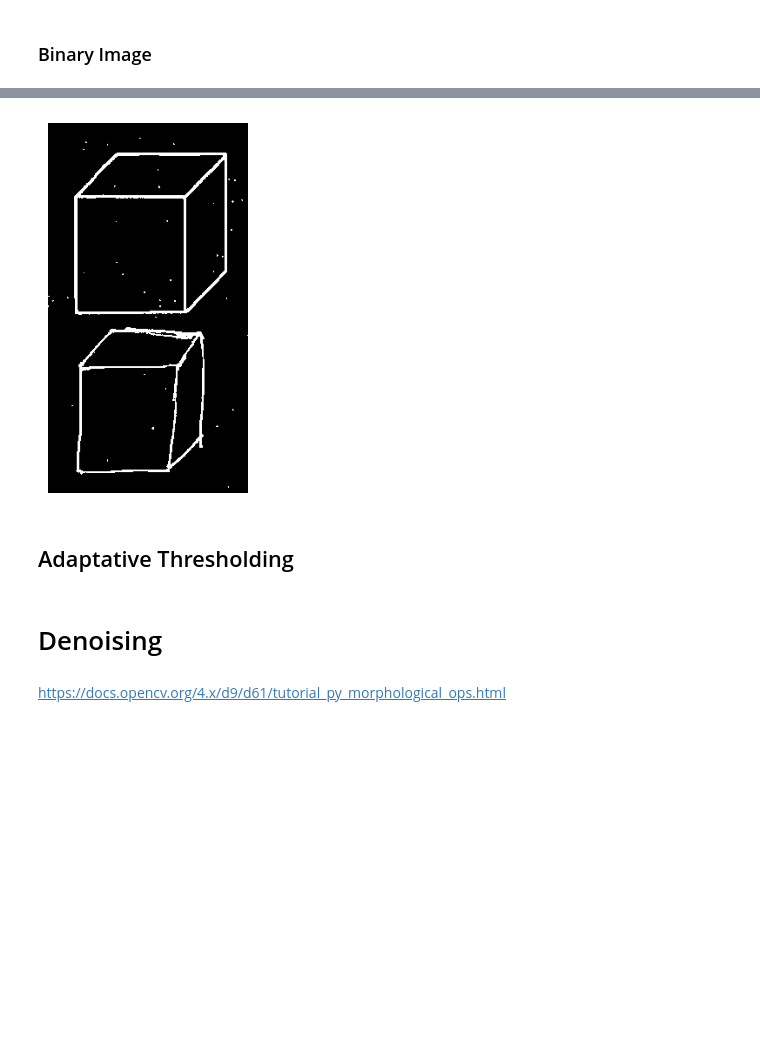
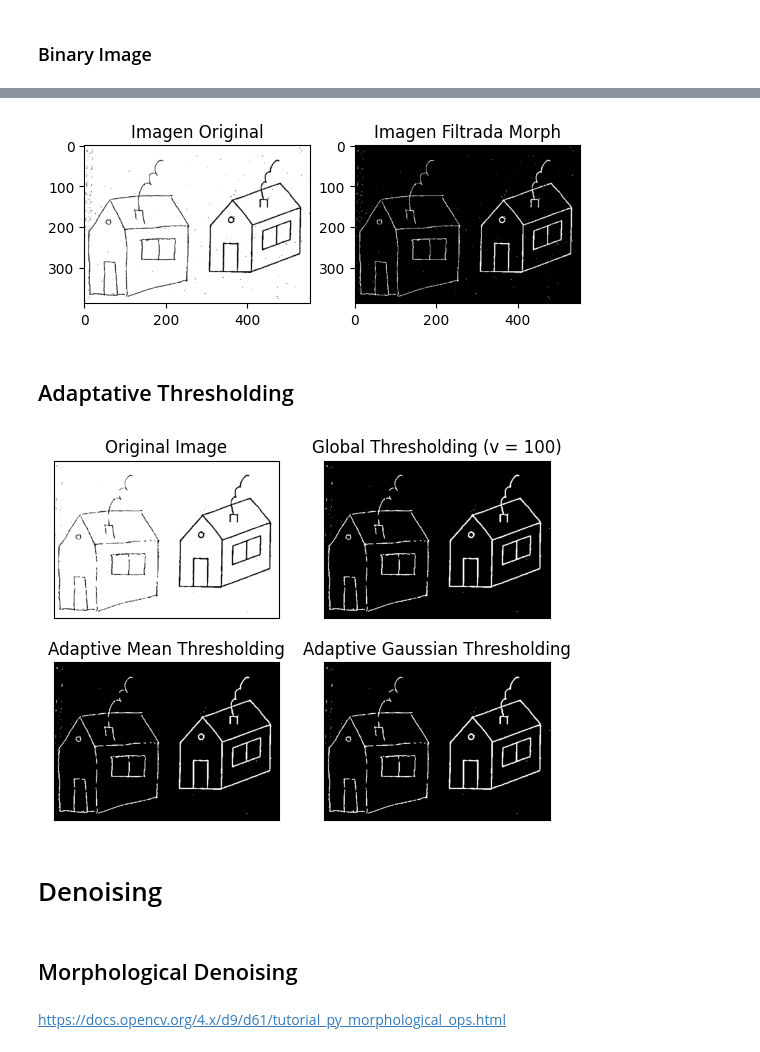
Before and after one commit to TheDandyCodes/computer-vision, a Jupyter notebook: PEC1/denoising.ipynb, the cells around one changed output, grey strips where cells are left out. Saved outputs shown, nothing was run; the diff lists cells and outputs as text; code cells hidden in the pictures; blank space fills up the shorter version.

Commit message:
Actualizar código con avances en el denoising del notebook

```diff
--- a/PEC1/denoising.ipynb
+++ b/PEC1/denoising.ipynb
@@ -50,16 +51,49 @@ plt.show()
     <img src="https://docs.opencv.org/4.x/threshold.jpg" alt="Imagen Binaria">
 </div>
 # %%
-_, binary_img = cv2.threshold(img_gray_array, 200, 255, cv2.THRESH_BINARY_INV)
+_, binary_img = cv2.threshold(img_gray_array, 100, 255, cv2.THRESH_BINARY_INV)
-# %%
-plt.imshow(binary_img, cmap='gray')
-plt.axis('off')
-plt.show()
-# %% [output]
-[figure, removed]
+# %%
+# Mostrar la imagen original y binarizada
+plt.subplot(1, 2, 1)
+plt.title('Imagen Original')
+plt.imshow(img, cmap='gray')
+
+plt.subplot(1, 2, 2)
+plt.title('Imagen Filtrada Morph')
+plt.imshow(binary_img, cmap='gray')
+plt.show()
+# %% [output]
+[figure, added]
 # %% [markdown]
 ## Adaptative Thresholding
+# %%
+import cv2 as cv
+import numpy as np
+from matplotlib import pyplot as plt
+
+img = cv.imread('../PEC1/data/DibujosNPT/N_307_GLS_TOTAL-ev5-h.png', cv.IMREAD_GRAYSCALE)
+assert img is not None, "file could not be read, check with os.path.exists()"
+img = cv.medianBlur(img,3)
+
+ret,th1 = cv.threshold(img,200,255,cv.THRESH_BINARY_INV)
+_, th1 = cv2.threshold(img, 200, 255, cv2.THRESH_BINARY_INV)
+th2 = cv.adaptiveThreshold(img,255,cv.ADAPTIVE_THRESH_MEAN_C, cv.THRESH_BINARY_INV,11,30)
+th3 = cv.adaptiveThreshold(img,1155,cv.ADAPTIVE_THRESH_GAUSSIAN_C, cv.THRESH_BINARY_INV,155,2)
+
+titles = ['Original Image', 'Global Thresholding (v = 100)',
+            'Adaptive Mean Thresholding', 'Adaptive Gaussian Thresholding']
+images = [img, th1, th2, th3]
+
+for i in range(4):
+    plt.subplot(2,2,i+1),plt.imshow(images[i],'gray')
+    plt.title(titles[i])
+    plt.xticks([]),plt.yticks([])
+plt.show()
+# %% [output]
+[figure, added]
 # %% [markdown]
 # Denoising
+# %% [markdown]
+## Morphological Denoising
 # %% [markdown]
 https://docs.opencv.org/4.x/d9/d61/tutorial_py_morphological_ops.html
```
Also changed, not shown: parts of 9 cells of this notebook.
